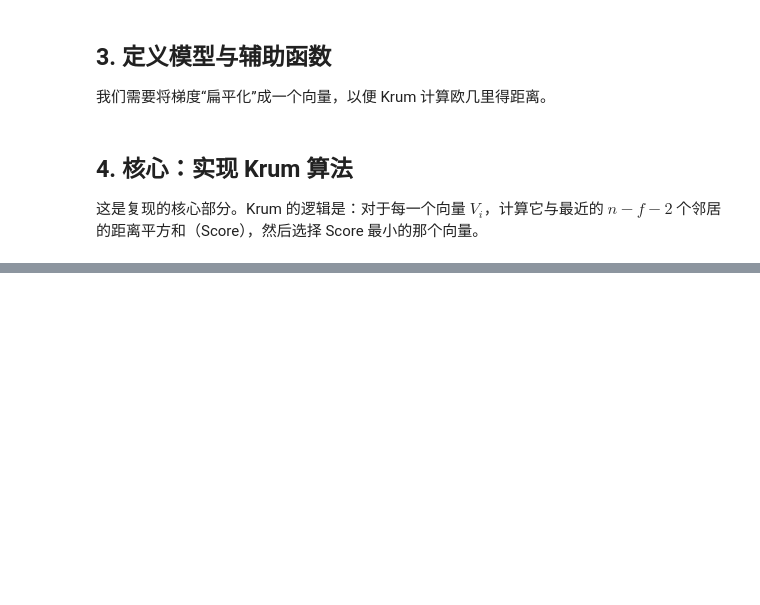
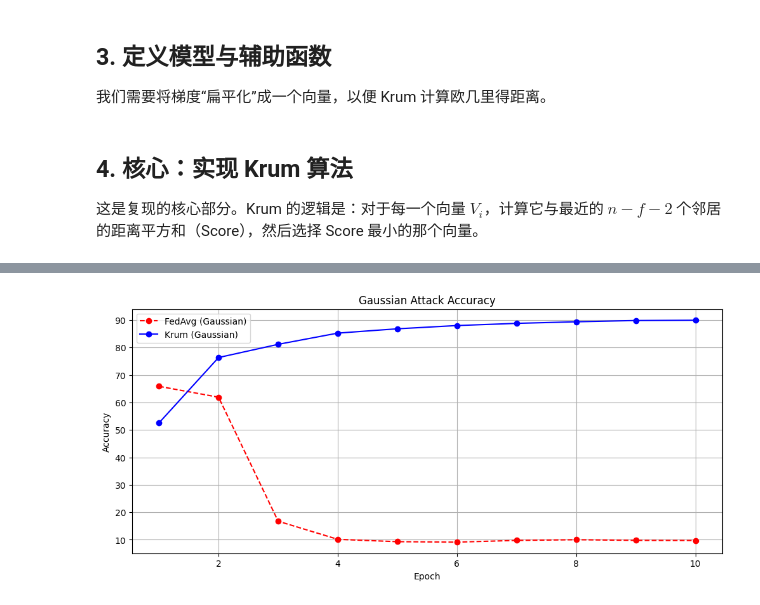
Before and after one commit to Forst25571765/Byzantine-Krum-MNIST, a Jupyter notebook: byzantine_krum_mnist.ipynb, the cells around one changed output, grey strips where cells are left out. Saved outputs shown, nothing was run; the diff lists cells and outputs as text; code cells hidden in the pictures; blank space fills up the shorter version.

```diff
--- a/byzantine_krum_mnist.ipynb
+++ b/byzantine_krum_mnist.ipynb
@@ -447,22 +448,9 @@ Epoch 5: Loss=0.5328, Accuracy=87.69%
 # %%
 print("\n--- 实验 3: FedAvg (高斯攻击) ---")
-loss_avg_gauss, acc_avg_gauss = train_distributed("Avg", attack_type="Gaussian", num_epochs=5, f=3)
+loss_avg_gauss, acc_avg_gauss = train_distributed("Avg", attack_type="Gaussian", num_epochs=10, f=3)
 
 print("\n--- 实验 4: Krum (高斯攻击) ---")
-loss_krum_gauss, acc_krum_gauss = train_distributed("Krum", attack_type="Gaussian", num_epochs=5, f=3)
-
-# 简单的绘图对比
-plt.figure(figsize=(10, 5))
-plt.subplot(1, 2, 1)
-plt.plot(range(1, 6), acc_avg_gauss, 'r--o', label='FedAvg (Gaussian)')
-plt.plot(range(1, 6), acc_krum_gauss, 'b-o', label='Krum (Gaussian)')
-plt.title('Gaussian Attack Accuracy')
-plt.xlabel('Epoch')
-plt.ylabel('Accuracy')
-plt.legend()
-plt.grid(True)
-plt.savefig('gaussian_attack.png') # 保存图片
-plt.show()
+loss_krum_gauss, acc_krum_gauss = train_distributed("Krum", attack_type="Gaussian", num_epochs=10, f=3)
 # %% [output]
 --- 实验 3: FedAvg (高斯攻击) ---
 开始训练: 聚合方法=Avg, 恶意节点数=3
@@ -482,0 +472,14 @@ Epoch 5: Loss=0.5324, Accuracy=87.36%
+# %%
+# 绘图对比
+plt.figure(figsize=(12, 5))
+epochs_range = range(1, len(acc_avg_gauss) + 1)
+plt.plot(epochs_range, acc_avg_gauss, 'r--o', label='FedAvg (Gaussian)')
+plt.plot(epochs_range, acc_krum_gauss, 'b-o', label='Krum (Gaussian)')
+plt.title('Gaussian Attack Accuracy')
+plt.xlabel('Epoch')
+plt.ylabel('Accuracy')
+plt.legend()
+plt.grid(True)
+plt.show()
+# %% [output]
+[figure, added]
```
Also changed, not shown: parts of 14 cells of this notebook, 6 other files.
